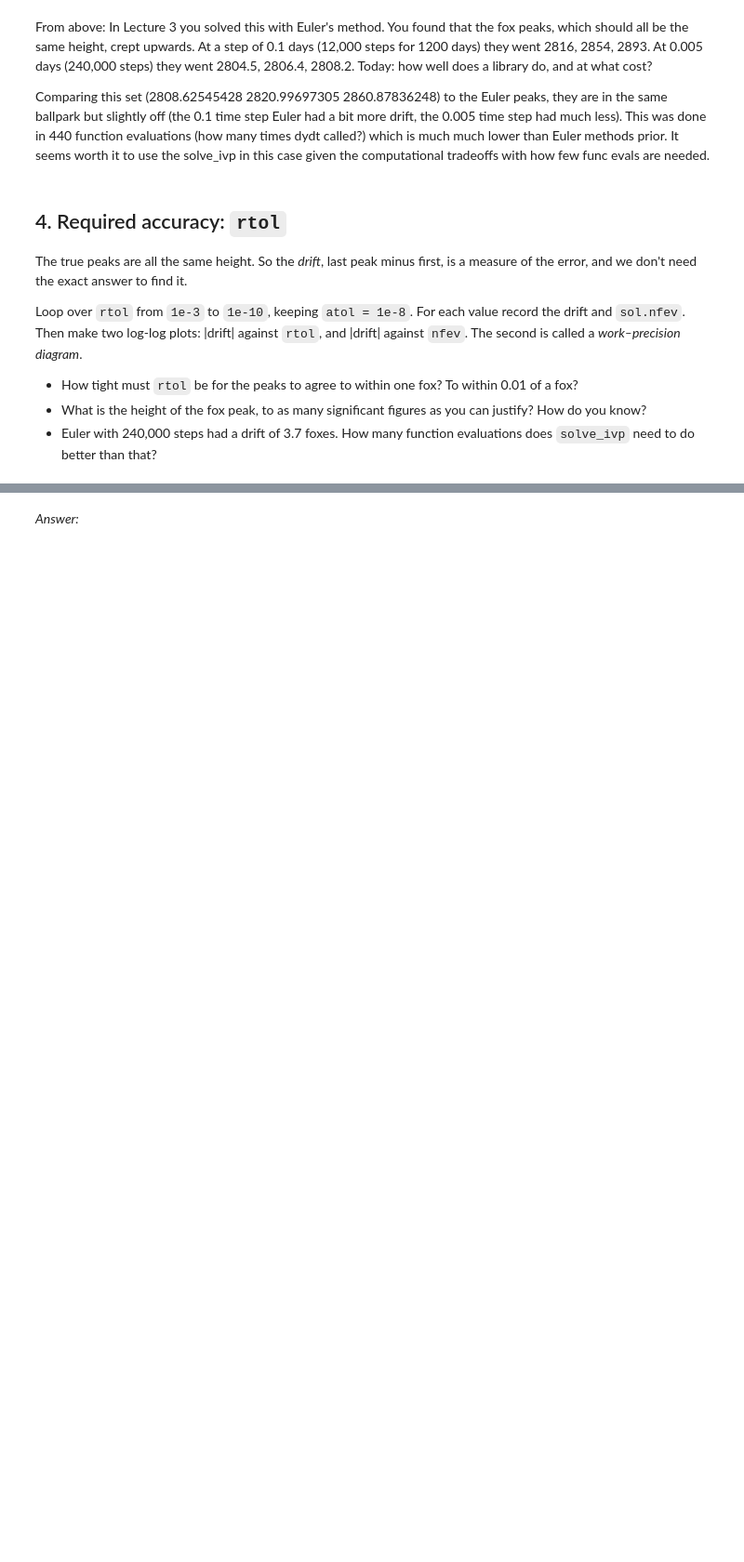
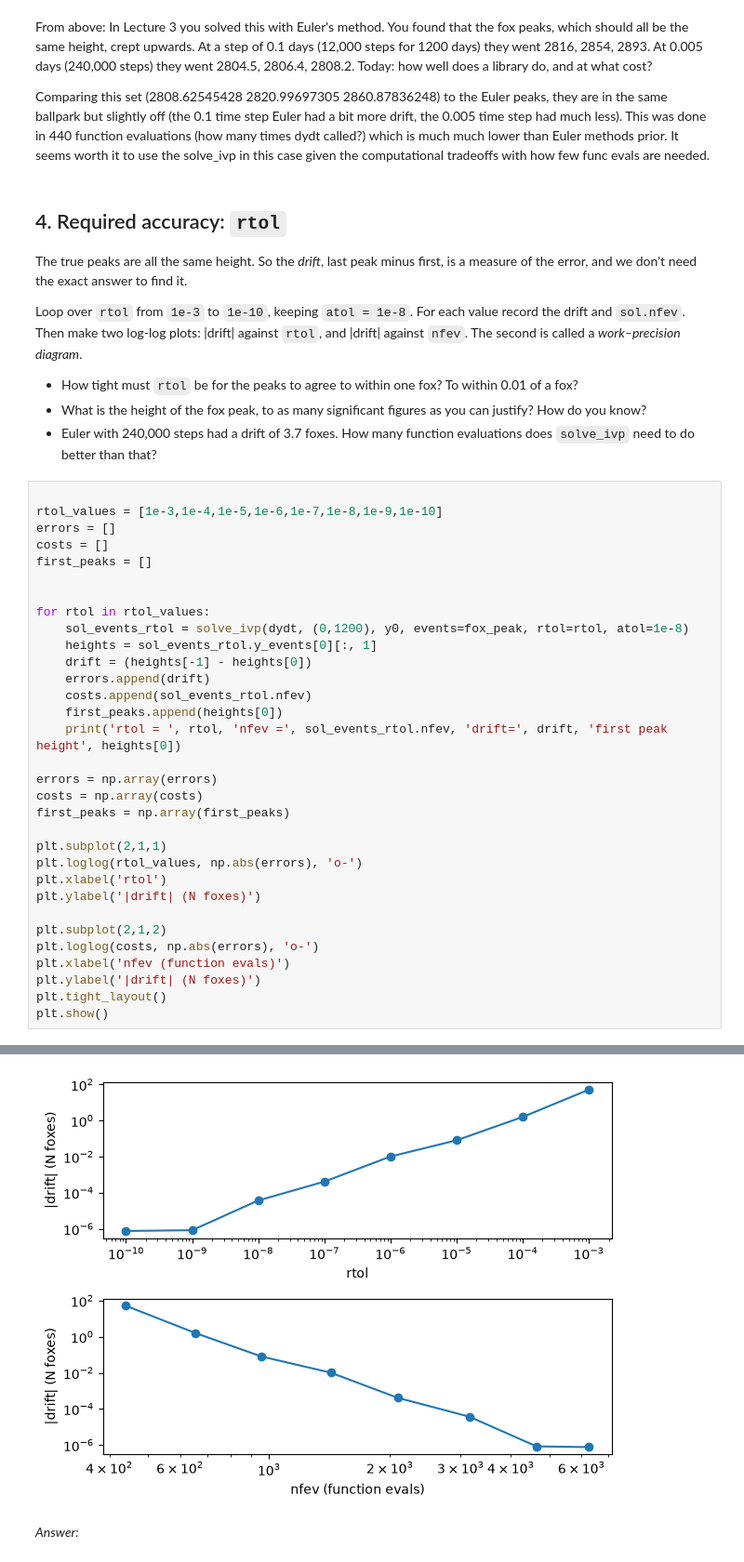
Before and after one commit to hudzikh/differential-equations, a Jupyter notebook: rabbits-and-foxes.ipynb, the cells around one changed output, grey strips where cells are left out. Shown at 93% size. Cells and saved outputs as stored; diff of their text form; blank space fills up the shorter version.

Commit message:
Task 4: rtol convergence study and work-precision diagram

```diff
--- a/rabbits-and-foxes.ipynb
+++ b/rabbits-and-foxes.ipynb
@@ -222,3 +222,36 @@ diagram*.
   justify? How do you know?
 - Euler with 240,000 steps had a drift of 3.7 foxes. How many function evaluations
   does `solve_ivp` need to do better than that?
+# %%
+
+rtol_values = [1e-3,1e-4,1e-5,1e-6,1e-7,1e-8,1e-9,1e-10]
+errors = []
+costs = []
+first_peaks = []
+
+
+for rtol in rtol_values:
+    sol_events_rtol = solve_ivp(dydt, (0,1200), y0, events=fox_peak, rtol=rtol, atol=1e-8)
+    heights = sol_events_rtol.y_events[0][:, 1]
+    drift = (heights[-1] - heights[0])
+    errors.append(drift)
+    costs.append(sol_events_rtol.nfev)
+    first_peaks.append(heights[0])
+    print('rtol = ', rtol, 'nfev =', sol_events_rtol.nfev, 'drift=', drift, 'first peak height', heights[0])
+
+errors = np.array(errors)
+costs = np.array(costs)
+first_peaks = np.array(first_peaks)
+
+plt.subplot(2,1,1)
+plt.loglog(rtol_values, np.abs(errors), 'o-')
+plt.xlabel('rtol')
+plt.ylabel('|drift| (N foxes)')
+
+plt.subplot(2,1,2)
+plt.loglog(costs, np.abs(errors), 'o-')
+plt.xlabel('nfev (function evals)')
+plt.ylabel('|drift| (N foxes)')
+plt.tight_layout()
+plt.show()
+# %% [output]
@@ -225,2 +266,3 @@ diagram*.
+[figure, added]
 # %% [markdown]
 *Answer:*
```
Also changed, not shown: parts of 2 cells of this notebook.
